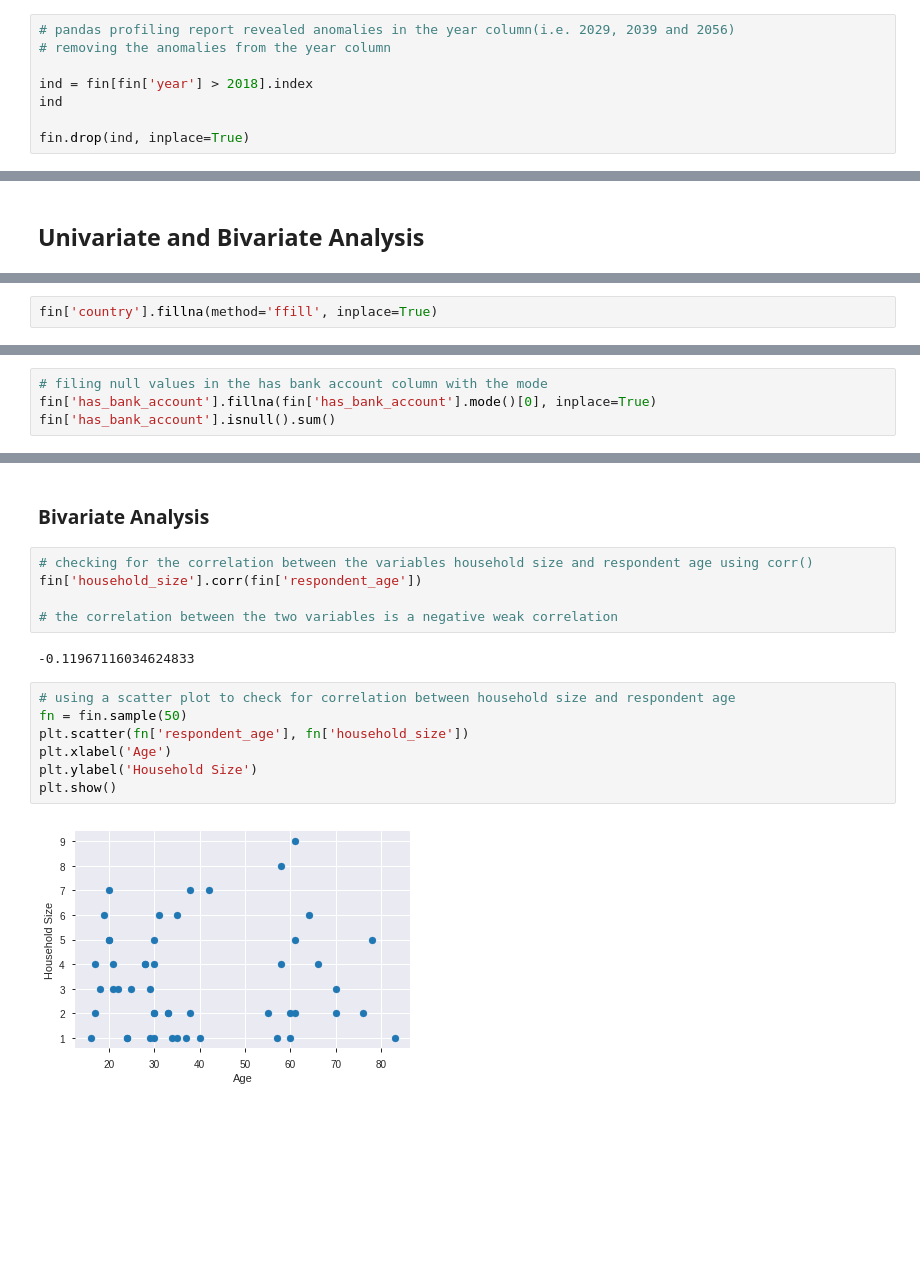
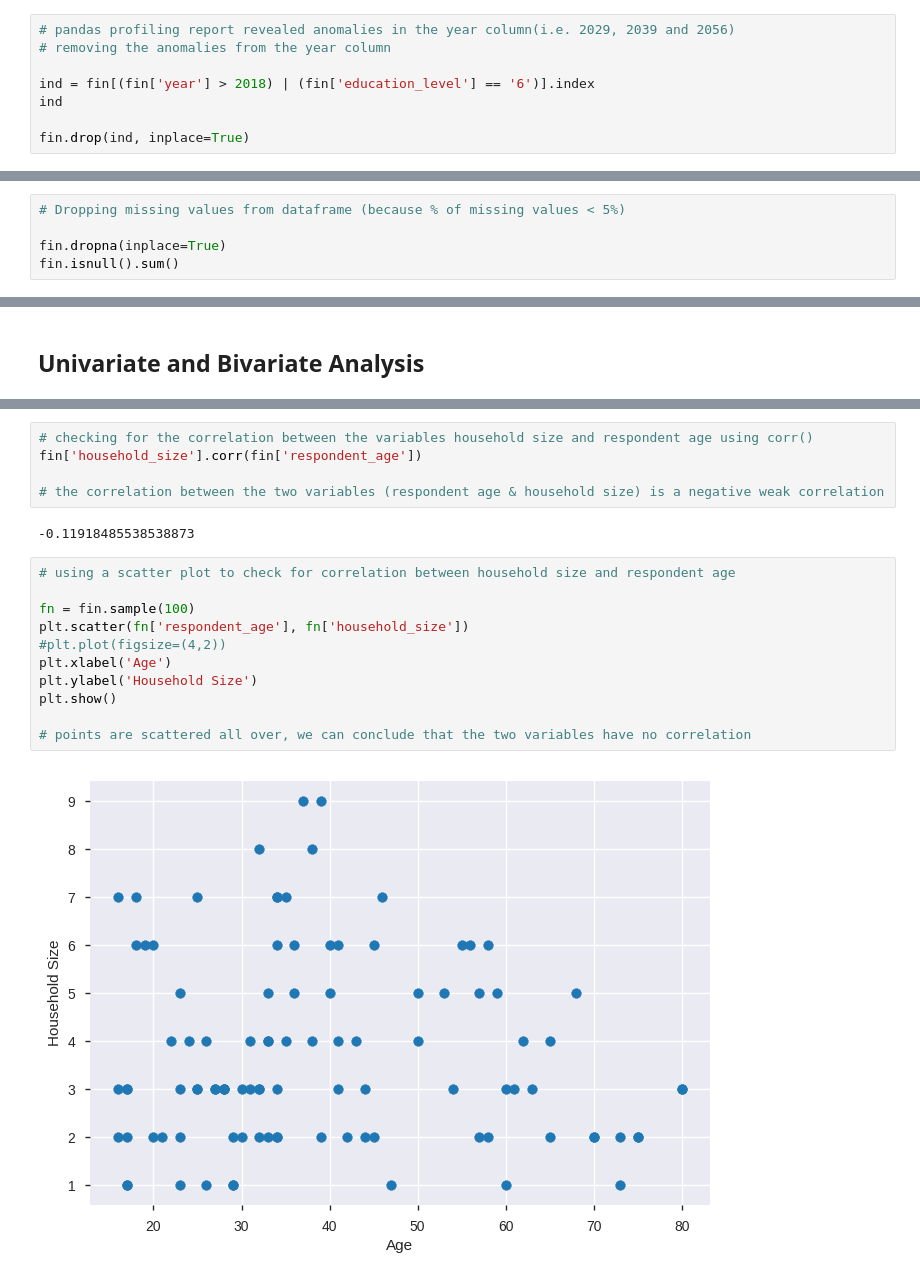
Before and after one commit to booorayan/fin_inclusion_pj, a Jupyter notebook: Financial_Inclusion_Project_1.ipynb, the cells around one changed output, grey strips where cells are left out. Drawn from its saved outputs; the diff is of its cells as text; blank space fills up the shorter version.

```diff
--- a/Financial_Inclusion_Project_1.ipynb
+++ b/Financial_Inclusion_Project_1.ipynb
@@ -123,7 +189,7 @@ pandas_profiling.ProfileReport(fin)
 # pandas profiling report revealed anomalies in the year column(i.e. 2029, 2039 and 2056)
 # removing the anomalies from the year column
 
-ind = fin[fin['year'] > 2018].index
+ind = fin[(fin['year'] > 2018) | (fin['education_level'] == '6')].index
 ind
 
 fin.drop(ind, inplace=True)
@@ -144,0 +244,5 @@ sns.boxplot(data=fin['household_size'], ax=axx[1])
+# %%
+# Dropping missing values from dataframe (because % of missing values < 5%)
+
+fin.dropna(inplace=True)
+fin.isnull().sum()
@@ -169,2 +398,0 @@ fin['country'].isnull().sum()
-# %%
-fin['country'].fillna(method='ffill', inplace=True)
@@ -185,4 +398,0 @@ plt.show()
-# %%
-# filing null values in the has bank account column with the mode
-fin['has_bank_account'].fillna(fin['has_bank_account'].mode()[0], inplace=True)
-fin['has_bank_account'].isnull().sum()
@@ -208,18 +399,20 @@ plt.show()
-# %% [markdown]
-### Bivariate Analysis
 # %%
 # checking for the correlation between the variables household size and respondent age using corr()
 fin['household_size'].corr(fin['respondent_age'])
 
-# the correlation between the two variables is a negative weak correlation
+# the correlation between the two variables (respondent age & household size) is a negative weak correlation
 # %% [output]
--0.11967116034624833
+-0.11918485538538873
 # %%
 # using a scatter plot to check for correlation between household size and respondent age
-fn = fin.sample(50)
+
+fn = fin.sample(100)
 plt.scatter(fn['respondent_age'], fn['household_size'])
+#plt.plot(figsize=(4,2))
 plt.xlabel('Age')
 plt.ylabel('Household Size')
 plt.show()
+
+# points are scattered all over, we can conclude that the two variables have no correlation
 # %% [output]
-[figure, old version]
+[figure, new version]
```
Also changed, not shown: parts of 49 cells of this notebook.
